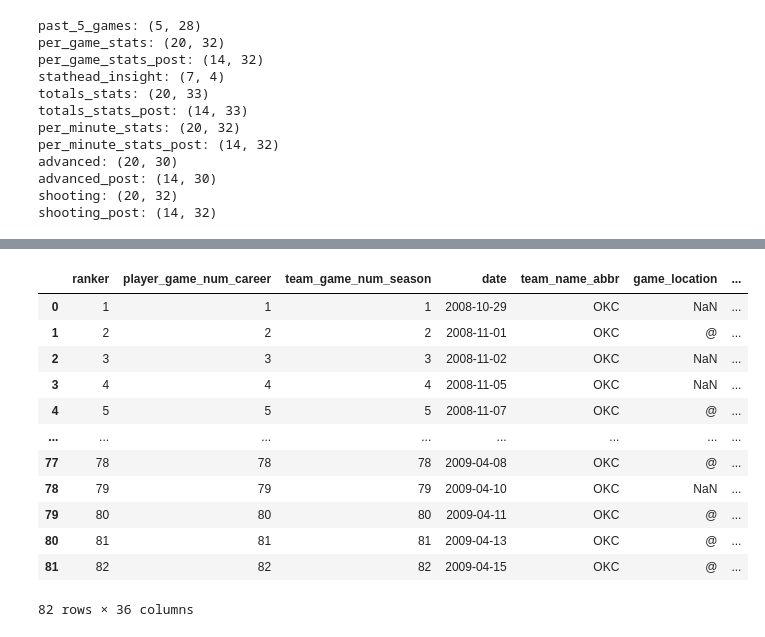
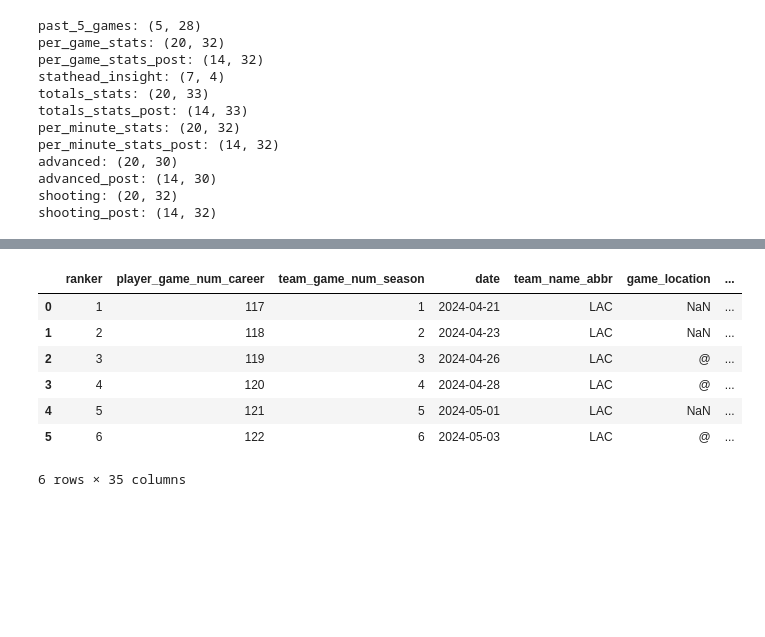
Before and after one commit to derrickdollesin/Basketball_Project, a Jupyter notebook: testing/scrape.ipynb, the cells around one changed output, grey strips where cells are left out. Cells and saved outputs as stored; diff of their text form; code cells hidden in the pictures; blank space fills up the shorter version.

```diff
--- a/testing/scrape.ipynb
+++ b/testing/scrape.ipynb
@@ -353,22 +384,17 @@ data
 # %%
 with sqlite3.connect('example.db') as conn:
     table = pd.read_sql_query(
-        'SELECT * FROM westbru01_2009_player_game_log_reg',
+        'SELECT * FROM westbru01_2024_player_game_log_post',
         conn
     )
 
 table
 # %% [output]
 |  | ranker | player_game_num_career | team_game_num_season | date | team_name_abbr | game_location | ... |
-| 0 | 1 | 1 | 1 | 2008-10-29 | OKC | NaN | ... |
-| 1 | 2 | 2 | 2 | 2008-11-01 | OKC | @ | ... |
-| 2 | 3 | 3 | 3 | 2008-11-02 | OKC | NaN | ... |
-| 3 | 4 | 4 | 4 | 2008-11-05 | OKC | NaN | ... |
-| 4 | 5 | 5 | 5 | 2008-11-07 | OKC | @ | ... |
-| ... | ... | ... | ... | ... | ... | ... | ... |
-| 77 | 78 | 78 | 78 | 2009-04-08 | OKC | @ | ... |
-| 78 | 79 | 79 | 79 | 2009-04-10 | OKC | NaN | ... |
-| 79 | 80 | 80 | 80 | 2009-04-11 | OKC | @ | ... |
-| 80 | 81 | 81 | 81 | 2009-04-13 | OKC | @ | ... |
-| 81 | 82 | 82 | 82 | 2009-04-15 | OKC | @ | ... |
+| 0 | 1 | 117 | 1 | 2024-04-21 | LAC | NaN | ... |
+| 1 | 2 | 118 | 2 | 2024-04-23 | LAC | NaN | ... |
+| 2 | 3 | 119 | 3 | 2024-04-26 | LAC | @ | ... |
+| 3 | 4 | 120 | 4 | 2024-04-28 | LAC | @ | ... |
+| 4 | 5 | 121 | 5 | 2024-05-01 | LAC | NaN | ... |
+| 5 | 6 | 122 | 6 | 2024-05-03 | LAC | @ | ... |
-82 rows × 36 columns
+6 rows × 35 columns
```
Also changed, not shown: parts of 1 cell of this notebook, 2 other files.
